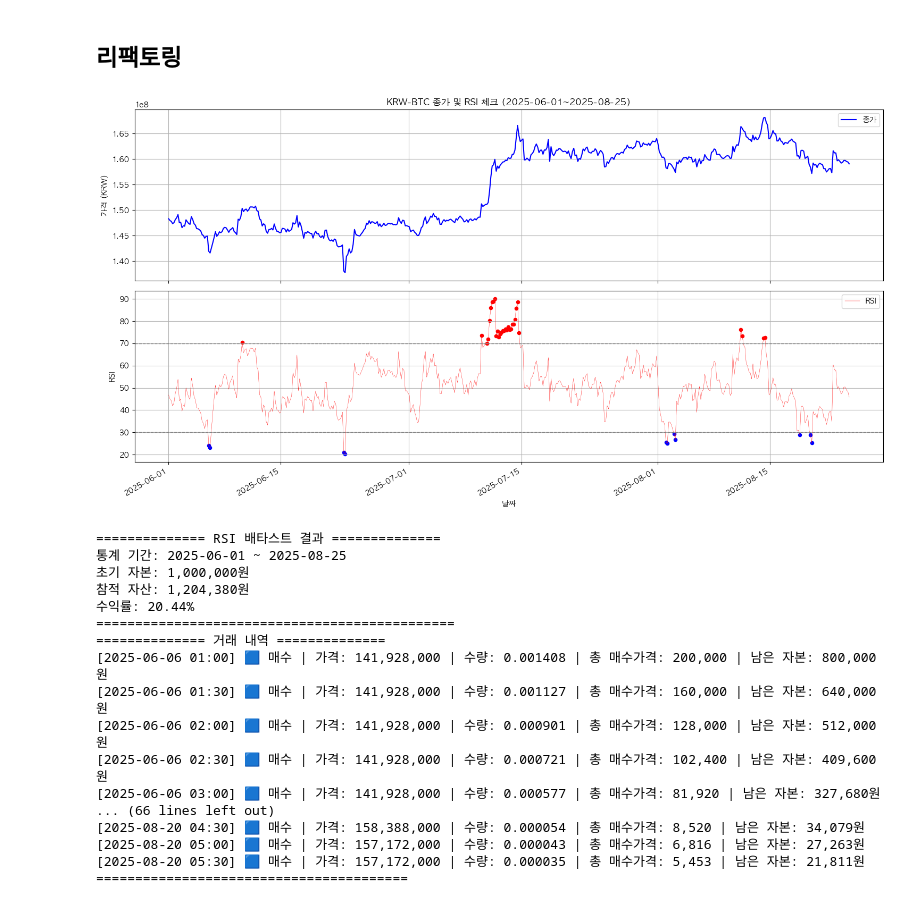
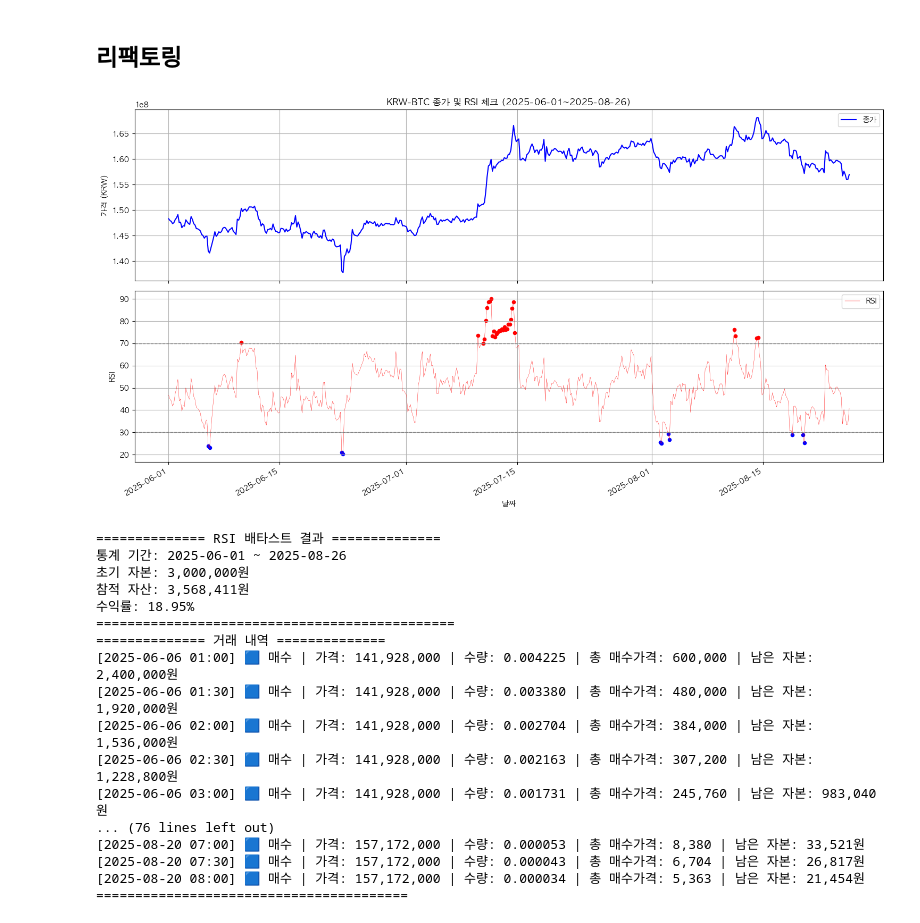
Before and after one commit to indextrown/Bitcoin, a Jupyter notebook: 백테스팅/04. RSI 봇 백테스팅.ipynb, the cells around one changed output. Saved outputs shown, nothing was run; the diff lists cells and outputs as text; code cells hidden in the pictures.

```diff
--- a/백테스팅/04. RSI 봇 백테스팅.ipynb
+++ b/백테스팅/04. RSI 봇 백테스팅.ipynb
@@ -521,11 +521,11 @@ mpl.rcParams['axes.unicode_minus'] = False
 ########## 설정 값 ##########
 ticker = "KRW-BTC"
 start_date = "2025-06-01"
-end_date = "2025-08-25"
+end_date = "2025-08-26"
 interval = "minute240"
 rsi_period = 14
 bot_interval = 30
-initial_capital = 1_000_000
+initial_capital = 3_000_000
 min_trade = 5000
 fee = 0.0005
 
@@ -674,48 +674,48 @@ with open("trade_log.txt", "w", encoding="utf-8") as f:
 
     for log in trade_log:
         time, action, price, qty, cash = log
 
         if action == "BUY":
             cost = price * qty * (1 + fee)
             total_cost += cost
             qty_hold += qty
             avg_price = total_cost / qty_hold
             f.write(
                 f"[{time.strftime('%Y-%m-%d %H:%M')}] 🟦 매수 | "
                 f"가격: {price:,.0f} | 수량: {qty:.6f} | 총 매수가격: {cost:,.0f} | 남은 자본: {cash:,.0f}원\n"
             )
 
         elif action == "SELL":
             proceeds = price * qty * (1 - fee)
             profit = proceeds - (avg_price * qty)
             f.write(
                 f"[{time.strftime('%Y-%m-%d %H:%M')}] 🟥 매도 | "
                 f"가격: {price:,.0f} | 수량: {qty:.6f} | 실현 금액: {proceeds:,.0f} | 남은 자본: {cash:,.0f}원\n"
             )
             f.write(
                 f"              ➞ 투자 수익: {profit:,.0f}원 (평균 매수가: {avg_price:,.0f})\n"
             )
             total_cost = 0
             qty_hold = 0
             avg_price = 0
 
     f.write("========================================\n")
 # %% [output]
-[figure, old version]
+[figure, new version]
 ============== RSI 배타스트 결과 ==============
-통계 기간: 2025-06-01 ~ 2025-08-25
-초기 자본: 1,000,000원
-참적 자산: 1,204,380원
-수익률: 20.44%
+통계 기간: 2025-06-01 ~ 2025-08-26
+초기 자본: 3,000,000원
+참적 자산: 3,568,411원
+수익률: 18.95%
 ==============================================
 ============== 거래 내역 ==============
-[2025-06-06 01:00] 🟦 매수 | 가격: 141,928,000 | 수량: 0.001408 | 총 매수가격: 200,000 | 남은 자본: 800,000원
-[2025-06-06 01:30] 🟦 매수 | 가격: 141,928,000 | 수량: 0.001127 | 총 매수가격: 160,000 | 남은 자본: 640,000원
-[2025-06-06 02:00] 🟦 매수 | 가격: 141,928,000 | 수량: 0.000901 | 총 매수가격: 128,000 | 남은 자본: 512,000원
-[2025-06-06 02:30] 🟦 매수 | 가격: 141,928,000 | 수량: 0.000721 | 총 매수가격: 102,400 | 남은 자본: 409,600원
-[2025-06-06 03:00] 🟦 매수 | 가격: 141,928,000 | 수량: 0.000577 | 총 매수가격: 81,920 | 남은 자본: 327,680원
-... (66 lines left out)
-[2025-08-20 04:30] 🟦 매수 | 가격: 158,388,000 | 수량: 0.000054 | 총 매수가격: 8,520 | 남은 자본: 34,079원
-[2025-08-20 05:00] 🟦 매수 | 가격: 157,172,000 | 수량: 0.000043 | 총 매수가격: 6,816 | 남은 자본: 27,263원
-[2025-08-20 05:30] 🟦 매수 | 가격: 157,172,000 | 수량: 0.000035 | 총 매수가격: 5,453 | 남은 자본: 21,811원
+[2025-06-06 01:00] 🟦 매수 | 가격: 141,928,000 | 수량: 0.004225 | 총 매수가격: 600,000 | 남은 자본: 2,400,000원
+[2025-06-06 01:30] 🟦 매수 | 가격: 141,928,000 | 수량: 0.003380 | 총 매수가격: 480,000 | 남은 자본: 1,920,000원
+[2025-06-06 02:00] 🟦 매수 | 가격: 141,928,000 | 수량: 0.002704 | 총 매수가격: 384,000 | 남은 자본: 1,536,000원
+[2025-06-06 02:30] 🟦 매수 | 가격: 141,928,000 | 수량: 0.002163 | 총 매수가격: 307,200 | 남은 자본: 1,228,800원
+[2025-06-06 03:00] 🟦 매수 | 가격: 141,928,000 | 수량: 0.001731 | 총 매수가격: 245,760 | 남은 자본: 983,040원
+... (76 lines left out)
+[2025-08-20 07:00] 🟦 매수 | 가격: 157,172,000 | 수량: 0.000053 | 총 매수가격: 8,380 | 남은 자본: 33,521원
+[2025-08-20 07:30] 🟦 매수 | 가격: 157,172,000 | 수량: 0.000043 | 총 매수가격: 6,704 | 남은 자본: 26,817원
+[2025-08-20 08:00] 🟦 매수 | 가격: 157,172,000 | 수량: 0.000034 | 총 매수가격: 5,363 | 남은 자본: 21,454원
 ========================================
```
Also changed, not shown: parts of 1 cell of this notebook, 2 other files.
